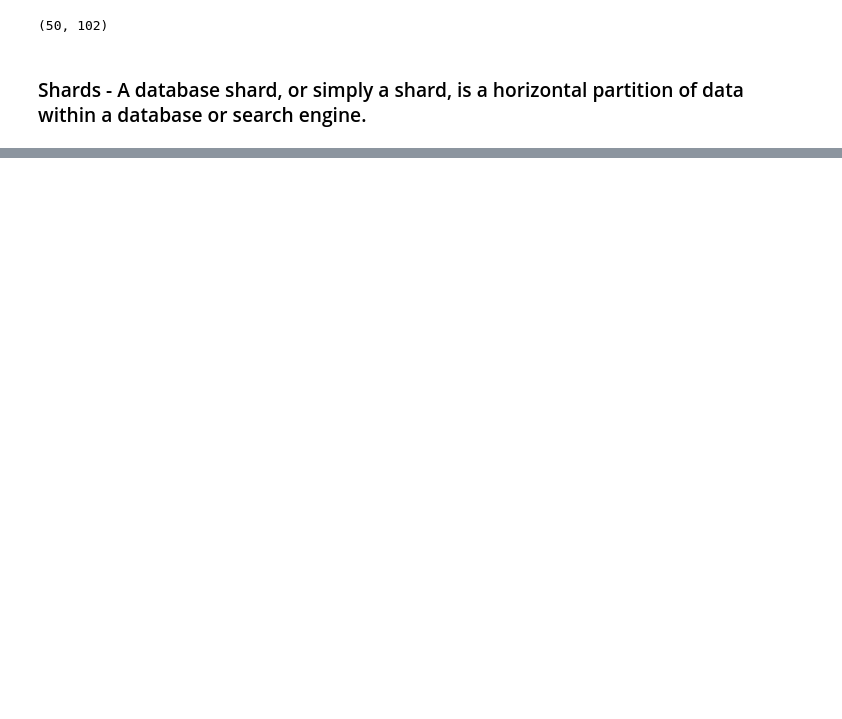
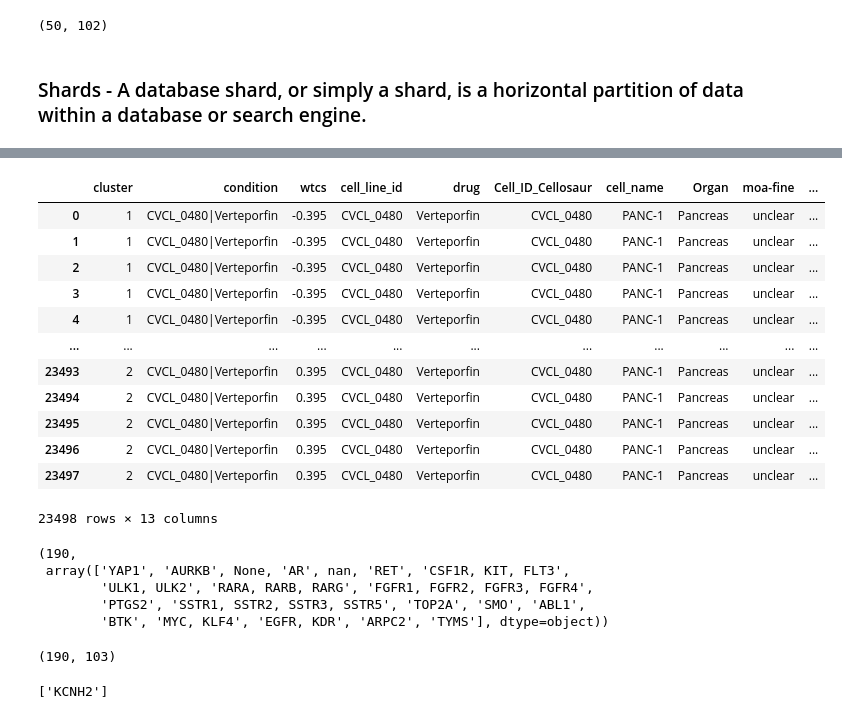
Before and after one commit to flalix/perturb_agent, a Jupyter notebook: notebooks/mtp_cBio_67_PAAD_prism cluster_embed.ipynb, the cells around one changed output, grey strips where cells are left out. Saved outputs shown, nothing was run; the diff lists cells and outputs as text; code cells hidden in the pictures; blank space fills up the shorter version.

```diff
--- a/notebooks/mtp_cBio_67_PAAD_prism cluster_embed.ipynb
+++ b/notebooks/mtp_cBio_67_PAAD_prism cluster_embed.ipynb
@@ -741,0 +1192,34 @@ R1 = mc.score_clusters_vs_tahoe(sig, S, cond)
+# %%
+R1 = mc.score_clusters_vs_tahoe(sig, df_pivot, cond)
+R1
+# %% [output]
+|  | cluster | condition | wtcs | cell_line_id | drug | Cell_ID_Cellosaur | cell_name | Organ | moa-fine | ... |
+| 0 | 1 | CVCL_0480|Verteporfin | -0.395 | CVCL_0480 | Verteporfin | CVCL_0480 | PANC-1 | Pancreas | unclear | ... |
+| 1 | 1 | CVCL_0480|Verteporfin | -0.395 | CVCL_0480 | Verteporfin | CVCL_0480 | PANC-1 | Pancreas | unclear | ... |
+| 2 | 1 | CVCL_0480|Verteporfin | -0.395 | CVCL_0480 | Verteporfin | CVCL_0480 | PANC-1 | Pancreas | unclear | ... |
+| 3 | 1 | CVCL_0480|Verteporfin | -0.395 | CVCL_0480 | Verteporfin | CVCL_0480 | PANC-1 | Pancreas | unclear | ... |
+| 4 | 1 | CVCL_0480|Verteporfin | -0.395 | CVCL_0480 | Verteporfin | CVCL_0480 | PANC-1 | Pancreas | unclear | ... |
+| ... | ... | ... | ... | ... | ... | ... | ... | ... | ... | ... |
+| 23493 | 2 | CVCL_0480|Verteporfin | 0.395 | CVCL_0480 | Verteporfin | CVCL_0480 | PANC-1 | Pancreas | unclear | ... |
+| 23494 | 2 | CVCL_0480|Verteporfin | 0.395 | CVCL_0480 | Verteporfin | CVCL_0480 | PANC-1 | Pancreas | unclear | ... |
+| 23495 | 2 | CVCL_0480|Verteporfin | 0.395 | CVCL_0480 | Verteporfin | CVCL_0480 | PANC-1 | Pancreas | unclear | ... |
+| 23496 | 2 | CVCL_0480|Verteporfin | 0.395 | CVCL_0480 | Verteporfin | CVCL_0480 | PANC-1 | Pancreas | unclear | ... |
+| 23497 | 2 | CVCL_0480|Verteporfin | 0.395 | CVCL_0480 | Verteporfin | CVCL_0480 | PANC-1 | Pancreas | unclear | ... |
+23498 rows × 13 columns
+# %%
+len(R1.targets.unique()), R1.targets.unique()[:20]
+# %% [output]
+(190,
+ array(['YAP1', 'AURKB', None, 'AR', nan, 'RET', 'CSF1R, KIT, FLT3',
+        'ULK1, ULK2', 'RARA, RARB, RARG', 'FGFR1, FGFR2, FGFR3, FGFR4',
+        'PTGS2', 'SSTR1, SSTR2, SSTR3, SSTR5', 'TOP2A', 'SMO', 'ABL1',
+        'BTK', 'MYC, KLF4', 'EGFR, KDR', 'ARPC2', 'TYMS'], dtype=object))
+# %%
+target_list = R1.targets.unique()
+len(target_list), len(genes_clu)
+# %% [output]
+(190, 103)
+# %%
+[x for x in target_list if x in genes_clu]
+# %% [output]
+['KCNH2']
```
Also changed, not shown: parts of 76 cells of this notebook, 3 other files.
